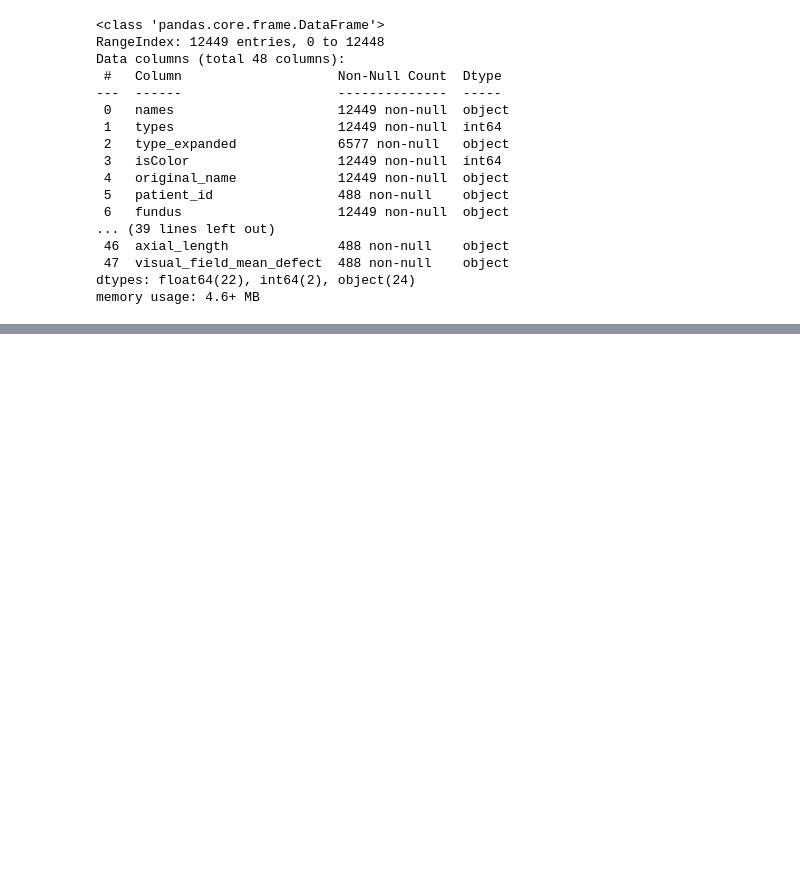
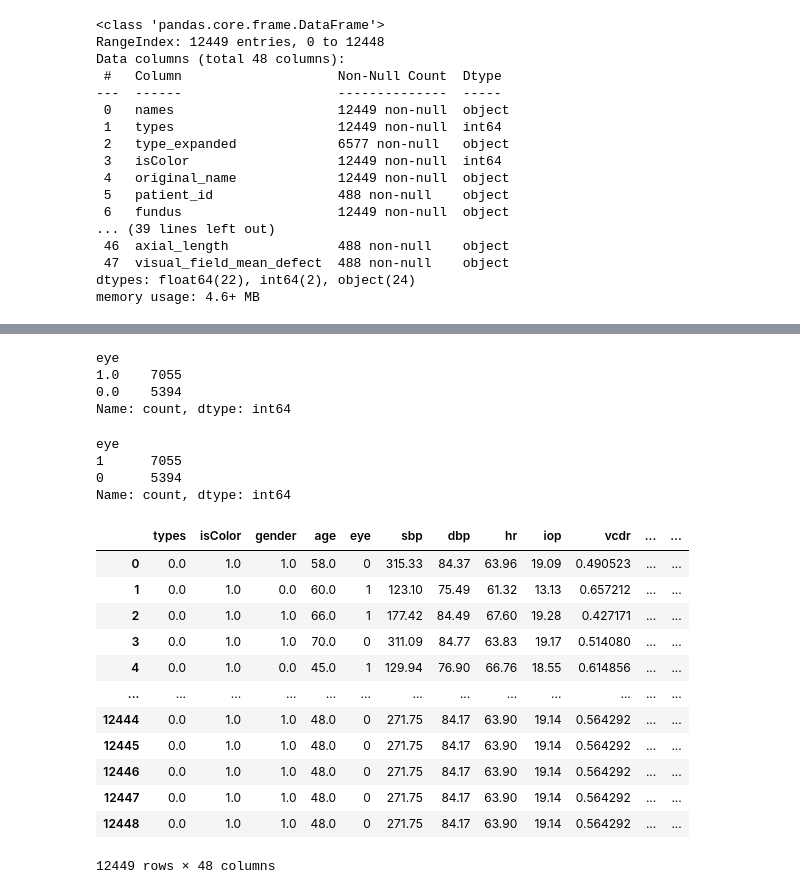
Before and after one commit to AhmedElZubair38/DISSERTATION, a Jupyter notebook: MOSTLY_Data_3/MODEL_2B.ipynb, the cells around one changed output, grey strips where cells are left out. Cells and saved outputs as stored; diff of their text form; code cells hidden in the pictures; blank space fills up the shorter version.

```diff
--- a/MOSTLY_Data_3/MODEL_2B.ipynb
+++ b/MOSTLY_Data_3/MODEL_2B.ipynb
@@ -600,0 +235,39 @@ See the caveats in the documentation: https://pandas.pydata.org/pandas-docs/stab
+# %%
+from sklearn.experimental import enable_iterative_imputer
+from sklearn.impute import IterativeImputer
+from sklearn.ensemble import RandomForestRegressor
+
+# Assuming 'data' is your original DataFrame
+
+# Separate the data into numerical and non-numerical subsets
+numerical_data = data.select_dtypes(include=[np.number])  # only numerical features
+
+# Check and fill columns with all NaN values
+for col in numerical_data.columns:
+    if numerical_data[col].isna().all():
+        numerical_data[col].fillna(0, inplace=True)  # or use another strategy
+
+# Check the number of columns before imputation
+print("Number of columns before imputation:", numerical_data.shape[1])
+
+# Initialize the IterativeImputer with a RandomForestRegressor
+imp = IterativeImputer(RandomForestRegressor(), max_iter=10, random_state=0)
+
+# Perform the imputation - fit and transform the numerical data
+numerical_data_imputed = imp.fit_transform(numerical_data)
+
+# Convert the imputed numerical data back to a pandas DataFrame
+# Debugging: Check the shape of the imputed data
+print("Shape of imputed data:", numerical_data_imputed.shape)
+
+# Create the DataFrame using the original column names
+# Here we're assuming that the columns should match the original
+# If not, adjust the columns parameter accordingly
+numerical_data_imputed = pd.DataFrame(numerical_data_imputed, columns=numerical_data.columns, index=numerical_data.index)
+
+# Combine the imputed numerical data back with the non-numerical data
+non_numerical_data = data.select_dtypes(exclude=[np.number])  # reselect to include changes
+data_imputed = pd.concat([numerical_data_imputed, non_numerical_data], axis=1)
+
+# Ensure the order of rows remains the same
+data_imputed = data_imputed.loc[data.index]
@@ -600,0 +297,34 @@ See the caveats in the documentation: https://pandas.pydata.org/pandas-docs/stab
+# %%
+data_imputed[["eye"]].value_counts()
+# %% [output]
+eye
+1.0    7055
+0.0    5394
+Name: count, dtype: int64
+# %%
+data_imputed['eye'] = data_imputed['eye'].round().astype(int)
+# %%
+data_imputed[["eye"]].value_counts()
+# %% [output]
+eye
+1      7055
+0      5394
+Name: count, dtype: int64
+# %%
+data = data_imputed
+
+data
+# %% [output]
+|  | types | isColor | gender | age | eye | sbp | dbp | hr | iop | vcdr | ... | ... |
+| 0 | 0.0 | 1.0 | 1.0 | 58.0 | 0 | 315.33 | 84.37 | 63.96 | 19.09 | 0.490523 | ... | ... |
+| 1 | 0.0 | 1.0 | 0.0 | 60.0 | 1 | 123.10 | 75.49 | 61.32 | 13.13 | 0.657212 | ... | ... |
+| 2 | 0.0 | 1.0 | 1.0 | 66.0 | 1 | 177.42 | 84.49 | 67.60 | 19.28 | 0.427171 | ... | ... |
+| 3 | 0.0 | 1.0 | 1.0 | 70.0 | 0 | 311.09 | 84.77 | 63.83 | 19.17 | 0.514080 | ... | ... |
+| 4 | 0.0 | 1.0 | 0.0 | 45.0 | 1 | 129.94 | 76.90 | 66.76 | 18.55 | 0.614856 | ... | ... |
+| ... | ... | ... | ... | ... | ... | ... | ... | ... | ... | ... | ... | ... |
+| 12444 | 0.0 | 1.0 | 1.0 | 48.0 | 0 | 271.75 | 84.17 | 63.90 | 19.14 | 0.564292 | ... | ... |
+| 12445 | 0.0 | 1.0 | 1.0 | 48.0 | 0 | 271.75 | 84.17 | 63.90 | 19.14 | 0.564292 | ... | ... |
+| 12446 | 0.0 | 1.0 | 1.0 | 48.0 | 0 | 271.75 | 84.17 | 63.90 | 19.14 | 0.564292 | ... | ... |
+| 12447 | 0.0 | 1.0 | 1.0 | 48.0 | 0 | 271.75 | 84.17 | 63.90 | 19.14 | 0.564292 | ... | ... |
+| 12448 | 0.0 | 1.0 | 1.0 | 48.0 | 0 | 271.75 | 84.17 | 63.90 | 19.14 | 0.564292 | ... | ... |
+12449 rows × 48 columns
```
Also changed, not shown: parts of 106 cells of this notebook, 2 other files.
